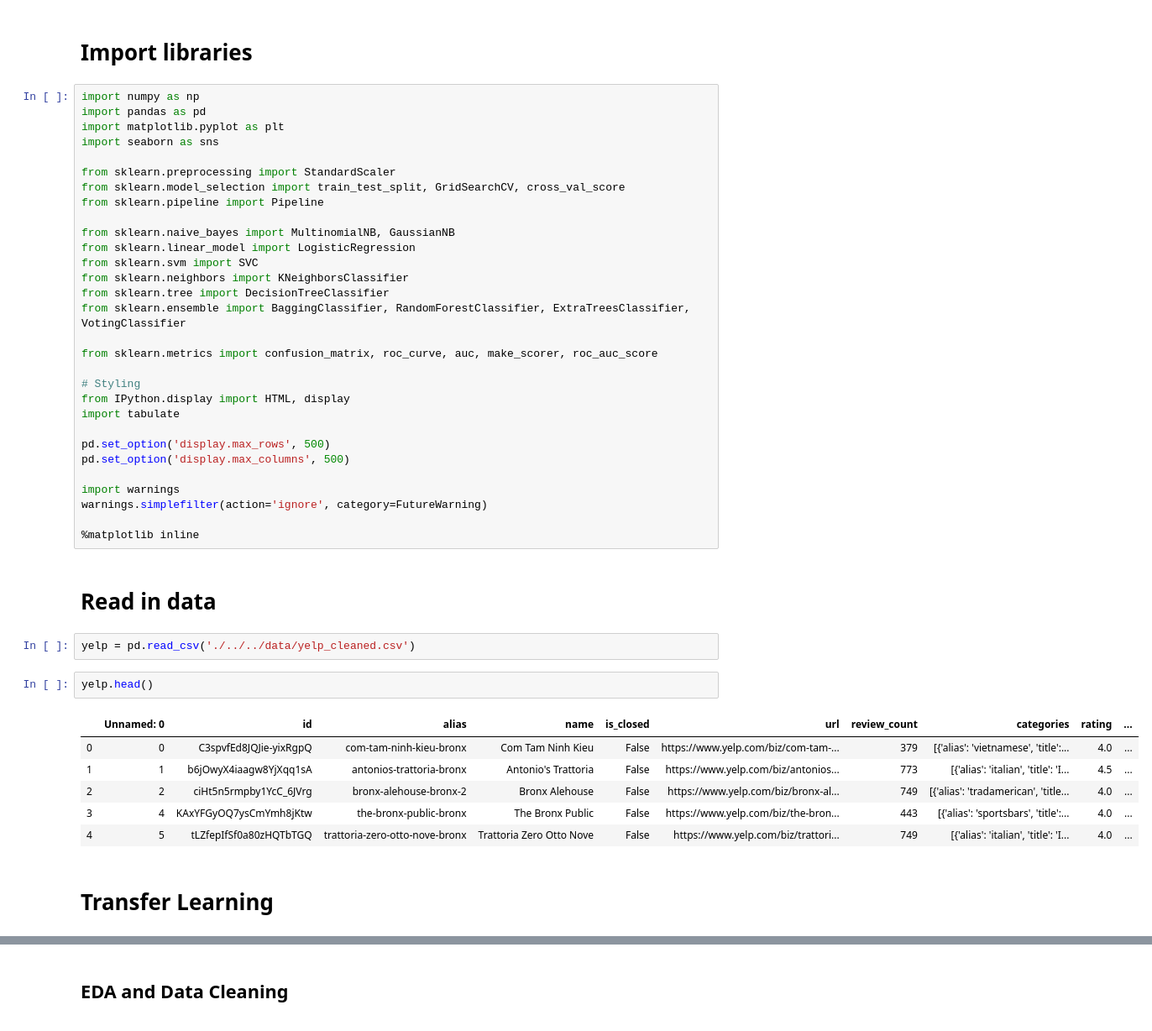
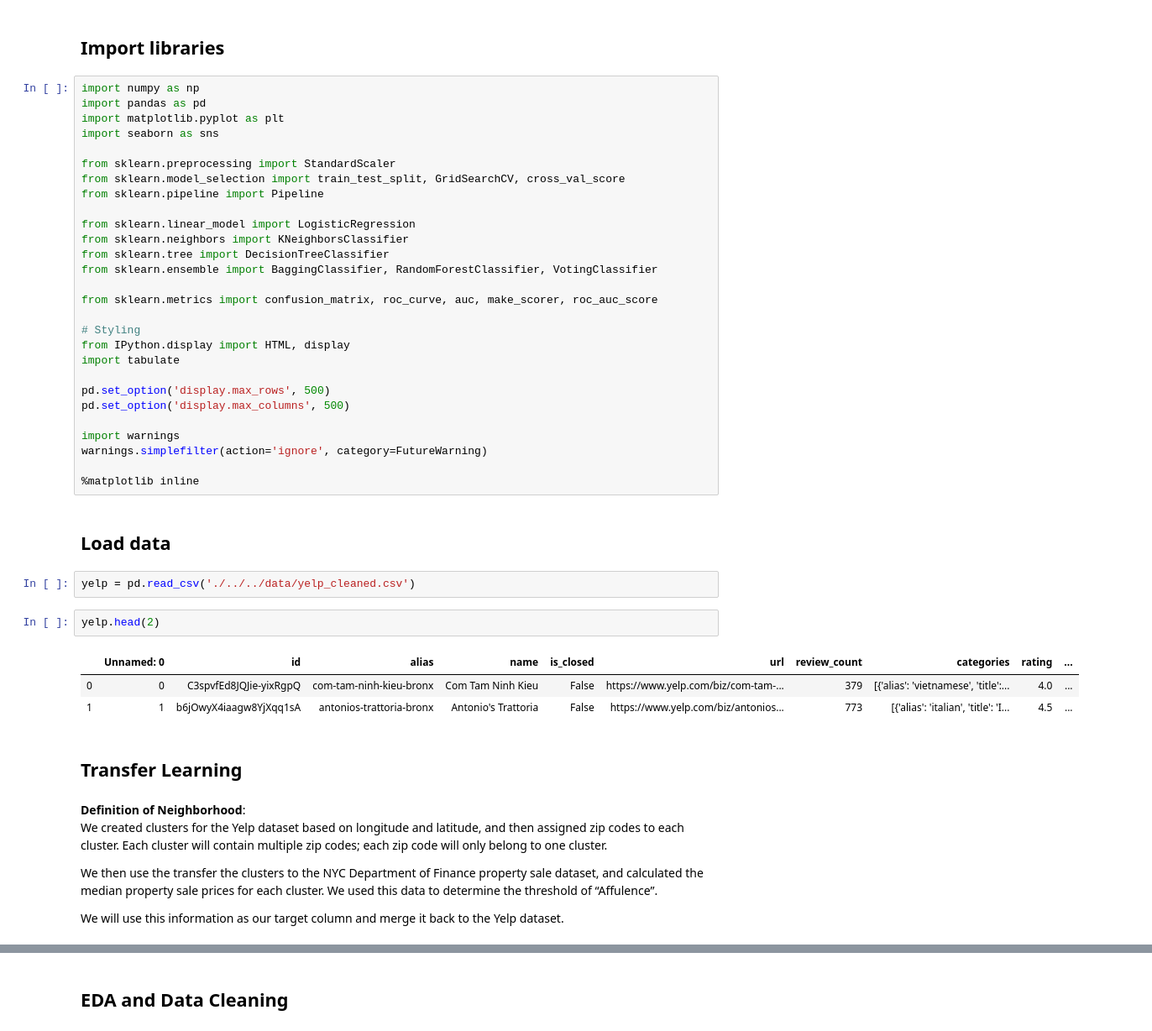
Before and after one commit to FredaXin/client_project, a Jupyter notebook: Freda/code/modeling.ipynb, the cells around one changed output, grey strips where cells are left out. Shown at 84% size. Cells and saved outputs as stored; diff of their text form.

```diff
--- a/Freda/code/modeling.ipynb
+++ b/Freda/code/modeling.ipynb
@@ -4,5 +6,5 @@
 # %% [markdown]
-# Import libraries
+## Import libraries
 # %%
 import numpy as np
 import pandas as pd
@@ -13,12 +15,10 @@ from sklearn.preprocessing import StandardScaler
 from sklearn.model_selection import train_test_split, GridSearchCV, cross_val_score
 from sklearn.pipeline import Pipeline
 
-from sklearn.naive_bayes import MultinomialNB, GaussianNB
 from sklearn.linear_model import LogisticRegression
-from sklearn.svm import SVC
 from sklearn.neighbors import KNeighborsClassifier
 from sklearn.tree import DecisionTreeClassifier
-from sklearn.ensemble import BaggingClassifier, RandomForestClassifier, ExtraTreesClassifier, VotingClassifier
+from sklearn.ensemble import BaggingClassifier, RandomForestClassifier, VotingClassifier
 
 from sklearn.metrics import confusion_matrix, roc_curve, auc, make_scorer, roc_auc_score
 
@@ -34,18 +34,22 @@ warnings.simplefilter(action='ignore', category=FutureWarning)
 
 %matplotlib inline
 # %% [markdown]
-# Read in data
+## Load data
 # %%
 yelp = pd.read_csv('./../../data/yelp_cleaned.csv')
 # %%
-yelp.head()
+yelp.head(2)
 # %% [output]
 |  | Unnamed: 0 | id | alias | name | is_closed | url | review_count | categories | rating | ... |
 | 0 | 0 | C3spvfEd8JQJie-yixRgpQ | com-tam-ninh-kieu-bronx | Com Tam Ninh Kieu | False | https://www.yelp.com/biz/com-tam-... | 379 | [{'alias': 'vietnamese', 'title':... | 4.0 | ... |
 | 1 | 1 | b6jOwyX4iaagw8YjXqq1sA | antonios-trattoria-bronx | Antonio's Trattoria | False | https://www.yelp.com/biz/antonios... | 773 | [{'alias': 'italian', 'title': 'I... | 4.5 | ... |
-| 2 | 2 | ciHt5n5rmpby1YcC_6JVrg | bronx-alehouse-bronx-2 | Bronx Alehouse | False | https://www.yelp.com/biz/bronx-al... | 749 | [{'alias': 'tradamerican', 'title... | 4.0 | ... |
-| 3 | 4 | KAxYFGyOQ7ysCmYmh8jKtw | the-bronx-public-bronx | The Bronx Public | False | https://www.yelp.com/biz/the-bron... | 443 | [{'alias': 'sportsbars', 'title':... | 4.0 | ... |
-| 4 | 5 | tLZfepIfSf0a80zHQTbTGQ | trattoria-zero-otto-nove-bronx | Trattoria Zero Otto Nove | False | https://www.yelp.com/biz/trattori... | 749 | [{'alias': 'italian', 'title': 'I... | 4.0 | ... |
 # %% [markdown]
-# Transfer Learning
+## Transfer Learning
+# %% [markdown]
+**Definition of Neighborhood**:
+We created clusters for the Yelp dataset based on longitude and latitude, and then assigned zip codes to each cluster. Each cluster will contain multiple zip codes; each zip code will only belong to one cluster.
+
+We then use the transfer the clusters to the NYC Department of Finance property sale dataset, and calculated the median property sale prices for each cluster. We used this data to determine the threshold of “Affulence”.
+
+We will use this information as our target column and merge it back to the Yelp dataset.
 # %%
```
Also changed, not shown: parts of 72 cells of this notebook, 2 other files.
